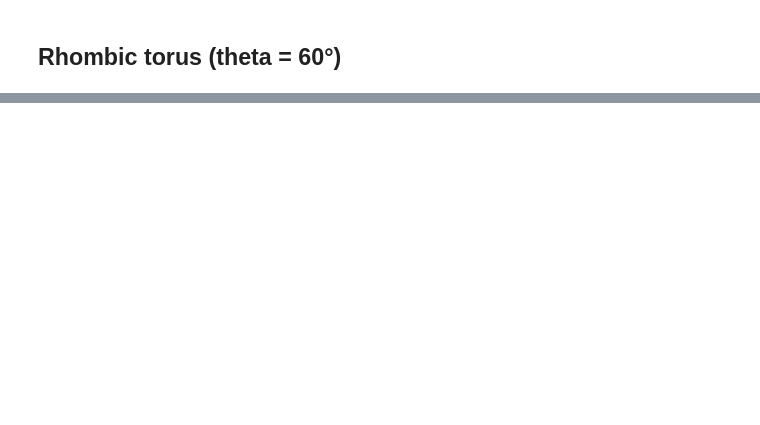
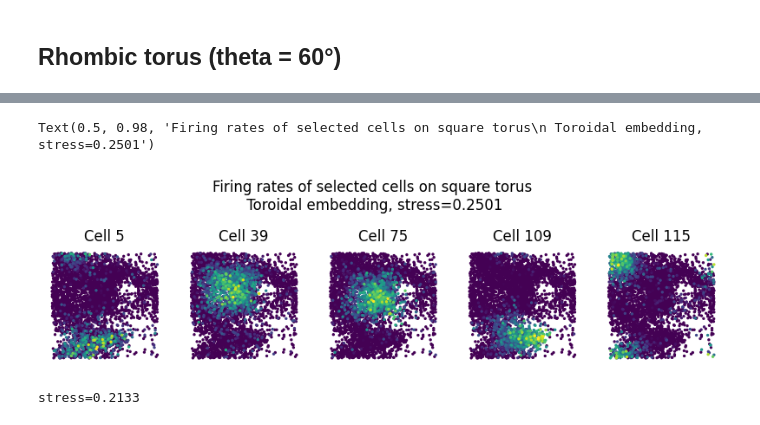
Before and after one commit to JacobLMiller/torus-mds, a Jupyter notebook: examples_rhombus.ipynb, the cells around one changed output, grey strips where cells are left out. Drawn from its saved outputs; the diff is of its cells as text; code cells hidden in the pictures; blank space fills up the shorter version.

```diff
--- a/examples_rhombus.ipynb
+++ b/examples_rhombus.ipynb
@@ -274,0 +390,6 @@ Text(0.5, 1.0, '20×20 periodic hexagonal/triangular lattice, rhombic torus θ=6
+# %%
+a = np.load("grid_cells_4800.npz")
+data = a['data']
+spikes = a['spikes']
+
+D_grid = pairwise_distances(data)
@@ -274,0 +403,18 @@ Text(0.5, 1.0, '20×20 periodic hexagonal/triangular lattice, rhombic torus θ=6
+# %%
+# spatial location of firing rates
+fig, ax = plt.subplots(1, 5, figsize=(10, 3))
+
+cell_ids = [5, 39, 75, 109, 115] # cells with clearly structured firing pattern
+
+xx = X[:,0]
+yy = X[:,1]
+for i, idx in enumerate(cell_ids):
+    order  = np.argsort(spikes[:, idx])  # to plot interesting time points on top
+    ax[i].scatter(xx[order], yy[order], c=spikes[order, idx], s=2)
+    ax[i].set_title(f"Cell {idx}")
+    ax[i].axis("off")
+    ax[i].set_aspect("equal")
+fig.suptitle(f"Firing rates of selected cells on square torus\n Toroidal embedding, stress={stress:.4g}")
+# %% [output]
+Text(0.5, 0.98, 'Firing rates of selected cells on square torus\n Toroidal embedding, stress=0.2501')
+[figure, added]
@@ -274,0 +424,5 @@ Text(0.5, 1.0, '20×20 periodic hexagonal/triangular lattice, rhombic torus θ=6
+# %%
+fix_rhombus_stress = torus_stress(X_fix_rhombus, D_grid, proj_fix_rhombus)
+print(f"stress={fix_rhombus_stress:.4g}")
+# %% [output]
+stress=0.2133
```
Also changed, not shown: parts of 39 cells of this notebook, 5 other files.
